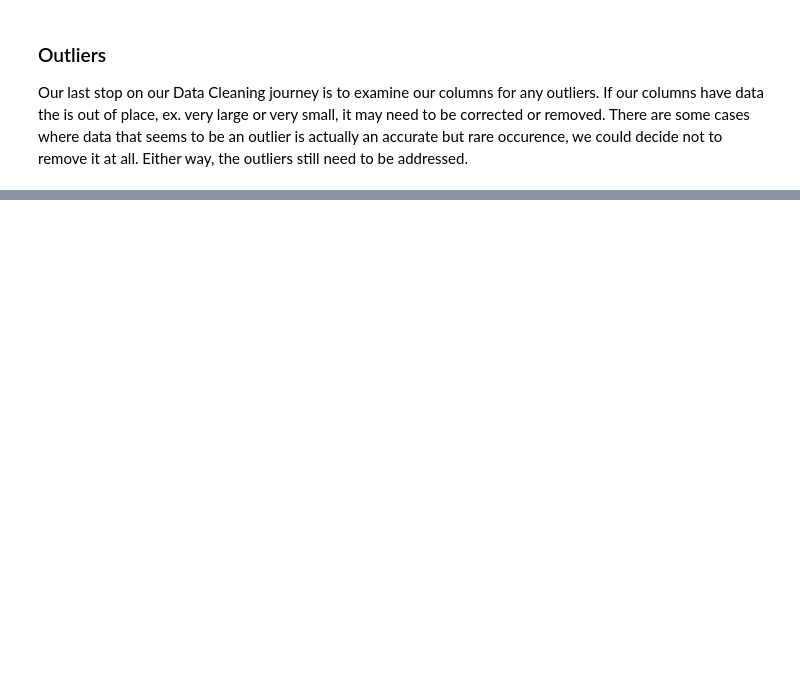
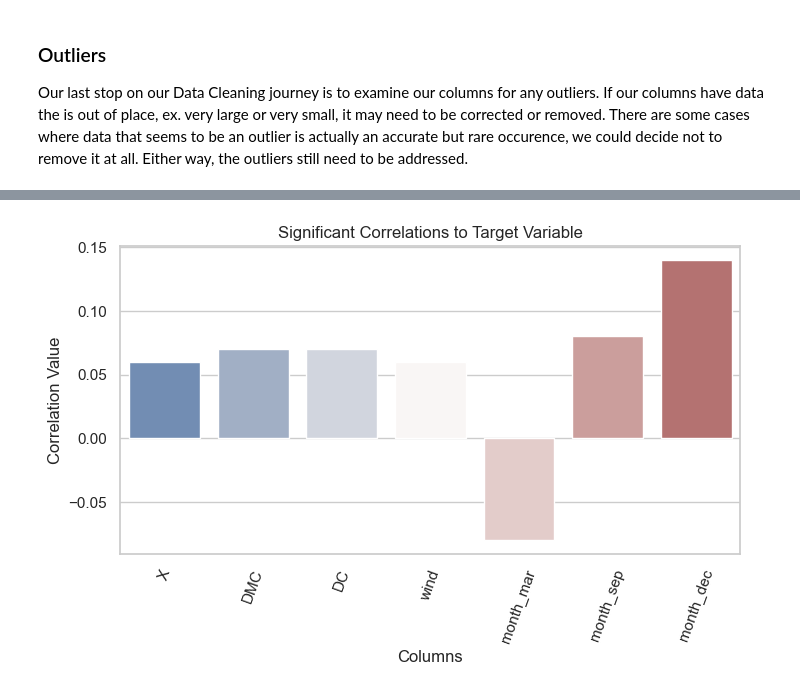
Before and after one commit to GloriannaS/fire-damage-estimation, a Jupyter notebook: Fire Damage Estimation.ipynb, the cells around one changed output, grey strips where cells are left out. Saved outputs shown, nothing was run; the diff lists cells and outputs as text; code cells hidden in the pictures; blank space fills up the shorter version.

```diff
--- a/Fire Damage Estimation.ipynb
+++ b/Fire Damage Estimation.ipynb
@@ -381,0 +389,33 @@ outlier_summary("area", fires_clean)
+# %%
+target_variable = 'log_area'
+
+# Calculate and round the correlation values to two decimals
+correlation_matrix = fires_clean.corr()
+correlation_matrix_rounded = correlation_matrix.round(2)
+
+# Extract the target variable's correlations and filter the df correlations to contain those large enough to be significant
+target_correlations = correlation_matrix_rounded[[target_variable]]
+filtered_corr = target_correlations[(target_correlations[target_variable] > 0.05) |
+                                    (target_correlations[target_variable] < -0.05)]
+
+# Drop the target variable and 'area' column from the results
+filtered_corr = filtered_corr.drop([target_variable, 'area'])
+
+# Prepare the df for plotting
+filtered_corr.reset_index(inplace=True)
+filtered_corr.columns = ['Column', 'Correlation value']  # Rename the columns for plotting
+
+sns.set_theme(style="whitegrid")
+plt.figure(figsize=(8, 4))
+
+# Create a bar plot with updated parameters
+bar_plot = sns.barplot(x='Column', y='Correlation value', hue='Column',
+                       data=filtered_corr, palette='vlag', legend=False)
+
+plt.xticks(rotation=70)
+plt.title('Significant Correlations to Target Variable')
+plt.xlabel('Columns')
+plt.ylabel('Correlation Value')
+plt.show()
+# %% [output]
+[figure, added]
```
Also changed, not shown: parts of 10 cells of this notebook.
